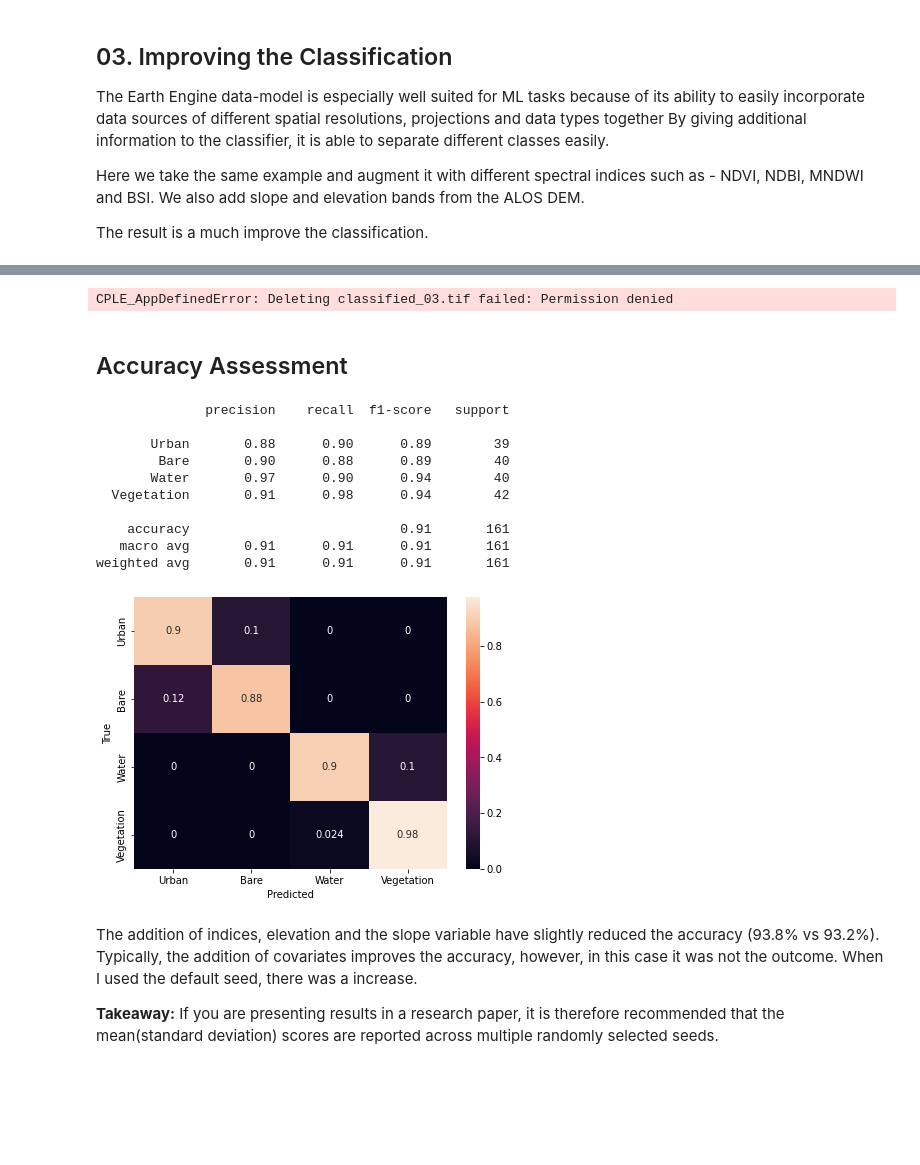
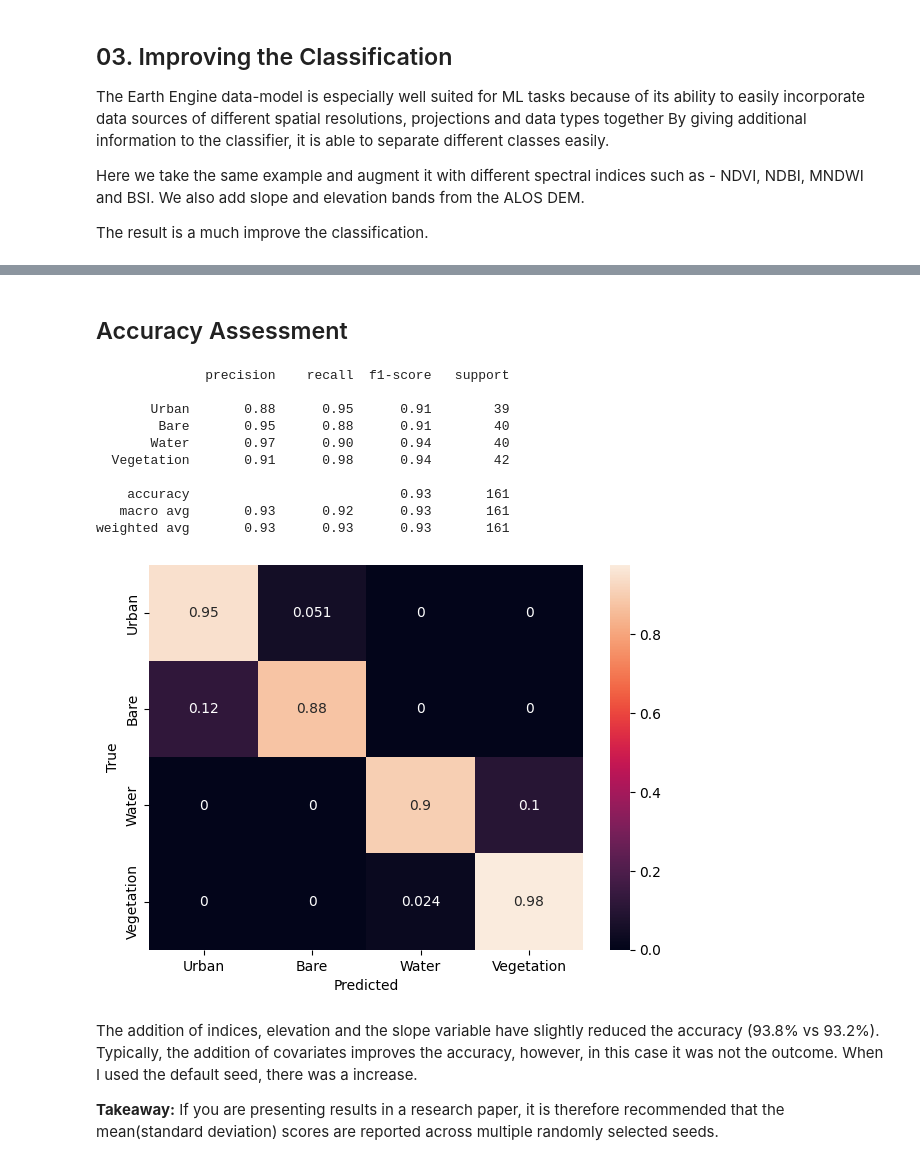
Before and after one commit to Geethen/Indibano_2023_spatialML, a Jupyter notebook: notebooks/2. Intermediate GEE-ML workflow.ipynb, the cells around one changed output, grey strips where cells are left out. Cells and saved outputs as stored; diff of their text form; code cells hidden in the pictures; blank space fills up the shorter version.

```diff
--- a/notebooks/2. Intermediate GEE-ML workflow.ipynb
+++ b/notebooks/2. Intermediate GEE-ML workflow.ipynb
@@ -448,8 +439,8 @@ classified = composite.classify(classifier)
 
 Map.addLayer(classified, {"min": 0, "max": 3, "palette": ['gray', 'brown', 'blue', 'green']}, '2019')
 # %%
-# Extract data
-traindf = geemap.ee_to_pandas(training)
+# Extract data and reorder columns
+traindf = geemap.ee_to_pandas(training)[composite.bandNames().add('landcover').getInfo()]
 
 # Train a classifier.
 classifier = RandomForestClassifier(n_estimators = 50, random_state = 42).fit(
@@ -457,47 +448,45 @@ classifier = RandomForestClassifier(n_estimators = 50, random_state = 42).fit(
 
 # Run inference on the composite image using the trained model (takes ~30 seconds with a patch size of 512x 512 seconds)
 inference(filename, classifier, 'classified_03.tif', 512)
-# %% [output]
-CPLE_AppDefinedError: Deleting classified_03.tif failed: Permission denied
 # %% [markdown]
 ## Accuracy Assessment
 # %%
 # Use classification map to assess accuracy using the validation fraction
 # of the overall training set created above.
 test = composite.sampleRegions(**{
   "collection": validationGcp,
   "properties": ['landcover'],
   "scale": 10,
   "tileScale": 16
 })
 
-testdf = geemap.ee_to_pandas(test)
+testdf = geemap.ee_to_pandas(test)[composite.bandNames().add('landcover').getInfo()]
 y_test_hat = classifier.predict(testdf.drop(['landcover'],axis=1))
 
 target_names = ['Urban', 'Bare', 'Water', 'Vegetation']
 print(classification_report(testdf['landcover'], y_test_hat, target_names=target_names))
 
 # Calculate confusion matrix
 cm = confusion_matrix(testdf['landcover'], y_test_hat, normalize="true")
 
 # Plot confusion matrix
 plt.figure(figsize=(7,5))
 sns.heatmap(cm, annot=True, xticklabels= target_names, yticklabels= target_names)
 plt.xlabel('Predicted')
 plt.ylabel('True')
 plt.show()
 # %% [output]
               precision    recall  f1-score   support
 
-       Urban       0.88      0.90      0.89        39
-        Bare       0.90      0.88      0.89        40
+       Urban       0.88      0.95      0.91        39
+        Bare       0.95      0.88      0.91        40
        Water       0.97      0.90      0.94        40
   Vegetation       0.91      0.98      0.94        42
 
-    accuracy                           0.91       161
-   macro avg       0.91      0.91      0.91       161
-weighted avg       0.91      0.91      0.91       161
+    accuracy                           0.93       161
+   macro avg       0.93      0.92      0.93       161
+weighted avg       0.93      0.93      0.93       161
-[figure, old version]
+[figure, new version]
 # %% [markdown]
 The addition of indices, elevation and the slope variable have slightly reduced the accuracy (93.8% vs 93.2%). Typically, the addition of covariates improves the accuracy, however, in this case it was not the outcome. When I used the default seed, there was a increase.
 
```
Also changed, not shown: parts of 29 cells of this notebook.
